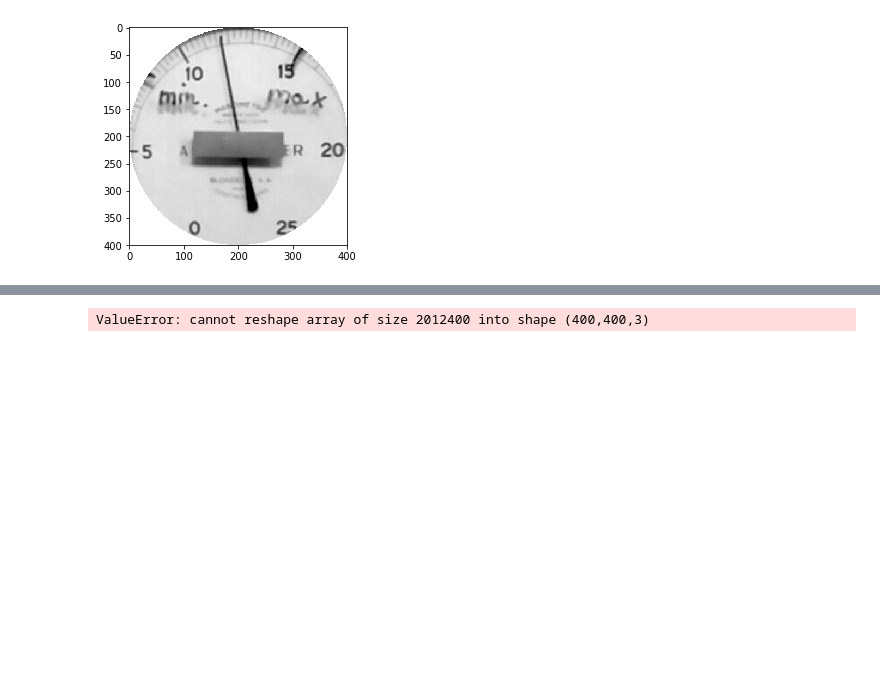
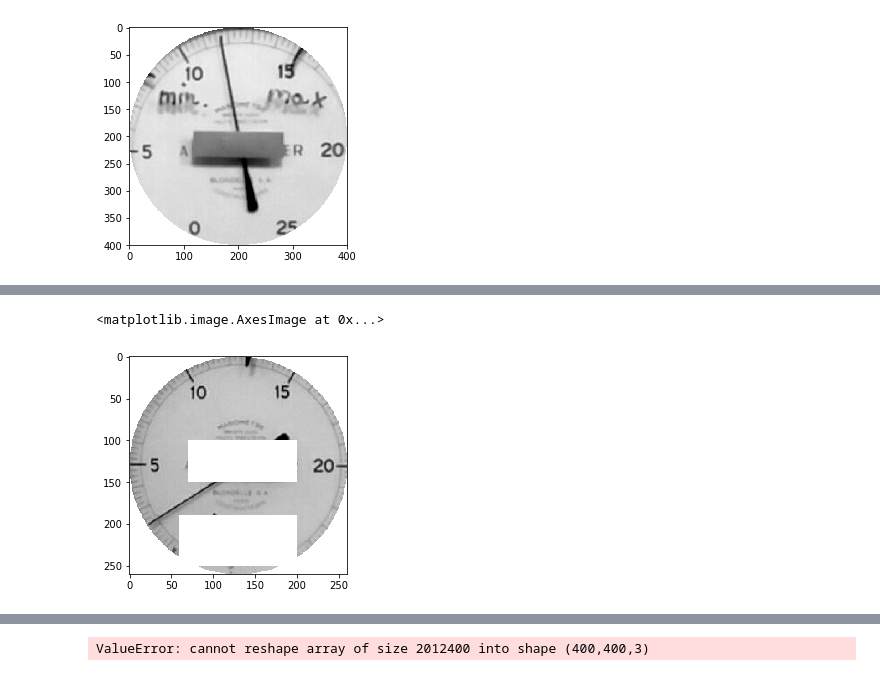
Before and after one commit to mastrovalentz/reader_manometro, a Jupyter notebook: LettoreLancetta.ipynb, the cells around one changed output, grey strips where cells are left out. Saved outputs shown, nothing was run; the diff lists cells and outputs as text; code cells hidden in the pictures; blank space fills up the shorter version.

Commit message:
Fixed right sensor readout, left still to do

```diff
--- a/LettoreLancetta.ipynb
+++ b/LettoreLancetta.ipynb
@@ -228,0 +229,11 @@ plt.imshow(im_rigth)
+# %%
+im_mat=np.asarray(im)
+
+im_left = crop_circle_jpg(im_mat, 170,170,130)
+im_left[100:150,70:200]=[255,255,255]
+im_left[190:250,60:200]=[255,255,255]
+#im_left[60:90,160:240]=[255,255,255]
+plt.imshow(im_left)
+# %% [output]
+<matplotlib.image.AxesImage at 0x...>
+[figure, added]
```
Also changed, not shown: parts of 9 cells of this notebook, 8 other files.
